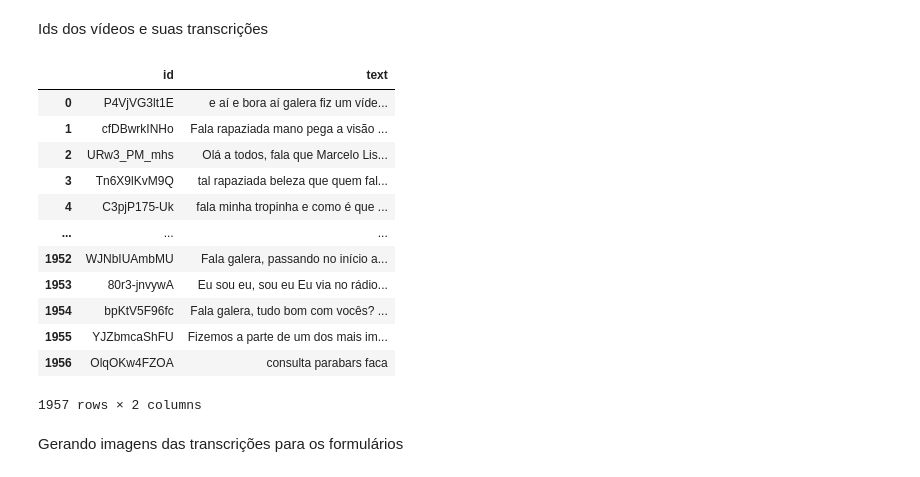
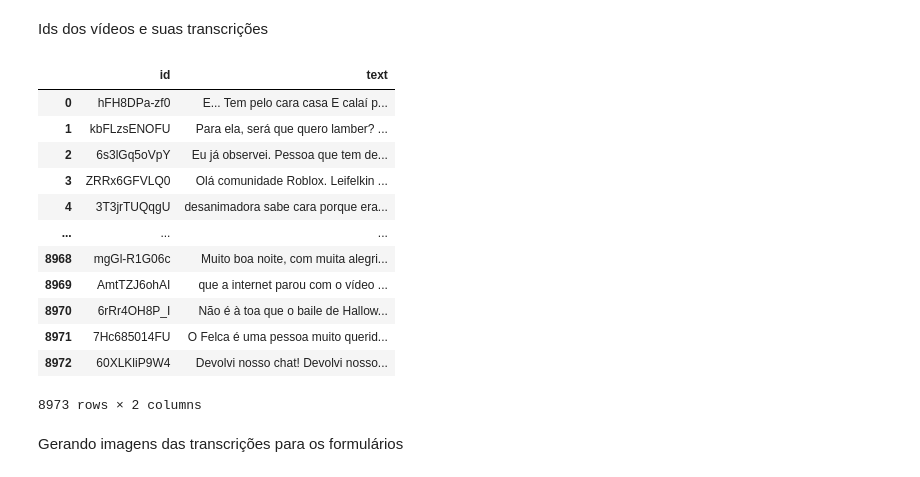
Before and after one commit to estermariaa/lei_felca, a Jupyter notebook: notebooks/22_audio_clustering.ipynb, the cells around one changed output. Saved outputs shown, nothing was run; the diff lists cells and outputs as text; code cells hidden in the pictures.

```diff
--- a/notebooks/22_audio_clustering.ipynb
+++ b/notebooks/22_audio_clustering.ipynb
@@ -310,8 +311,7 @@ df_clusters = pd.DataFrame(list(cluster_data.items()), columns=['Cluster', 'Poin
 total_points = df_clusters['Points'].sum()
 
 # Define o tamanho da amostra desejada
-sample_size = 152
-
+sample_size = 326
 # Calcula a proporção para cada cluster e o número de áudios a serem amostrados de cada um
 df_clusters['Proportion'] = df_clusters['Points'] / total_points
 df_clusters['Sampled_Audios_Raw'] = df_clusters['Proportion'] * sample_size
@@ -412,38 +409,38 @@ Ids dos vídeos e suas transcrições
 # %%
 import os
 import pandas as pd
 
-transcriptions_folder = '../../transcriptions'
+transcriptions_folder = '/Users/voamorim/Documents/UFSJ/6o_periodo/MineracaoDeDadosAplicada/LeiFelca/LeiFelca/transcriptions'
 
 data = []
 
 for file in os.listdir(transcriptions_folder): # retorna uma lista com os nomes de tudo que esta dentro de transcriptions_folder
     if os.path.isfile(os.path.join(transcriptions_folder,file)): # verifica se o caminho aponta para um arquivo existente
         file_path = os.path.join(transcriptions_folder,file) # caminho de cada file
         try:
             with open(file_path,'r') as f:
                 text = f.read()
                 id = file.replace('.txt','')
                 data.append({'id': id, 'text': text}) # guarda o id do vídeo e a transcrição nele presente
         except Exception as e:
             print(f"Erro ao ler o arquivo {file}: {e}")
 
 df_transcricoes = pd.DataFrame(data)
 display(df_transcricoes)
 # %% [output]
 |  | id | text |
-| 0 | P4VjVG3lt1E | e aí e bora aí galera fiz um víde... |
-| 1 | cfDBwrkINHo | Fala rapaziada mano pega a visão ... |
-| 2 | URw3_PM_mhs | Olá a todos, fala que Marcelo Lis... |
-| 3 | Tn6X9lKvM9Q | tal rapaziada beleza que quem fal... |
-| 4 | C3pjP175-Uk | fala minha tropinha e como é que ... |
+| 0 | hFH8DPa-zf0 | E... Tem pelo cara casa E calaí p... |
+| 1 | kbFLzsENOFU | Para ela, será que quero lamber? ... |
+| 2 | 6s3lGq5oVpY | Eu já observei. Pessoa que tem de... |
+| 3 | ZRRx6GFVLQ0 | Olá comunidade Roblox. Leifelkin ... |
+| 4 | 3T3jrTUQqgU | desanimadora sabe cara porque era... |
 | ... | ... | ... |
-| 1952 | WJNbIUAmbMU | Fala galera, passando no início a... |
-| 1953 | 80r3-jnvywA | Eu sou eu, sou eu Eu via no rádio... |
-| 1954 | bpKtV5F96fc | Fala galera, tudo bom com vocês? ... |
-| 1955 | YJZbmcaShFU | Fizemos a parte de um dos mais im... |
-| 1956 | OlqOKw4FZOA | consulta parabars faca |
+| 8968 | mgGl-R1G06c | Muito boa noite, com muita alegri... |
+| 8969 | AmtTZJ6ohAI | que a internet parou com o vídeo ... |
+| 8970 | 6rRr4OH8P_I | Não é à toa que o baile de Hallow... |
+| 8971 | 7Hc685014FU | O Felca é uma pessoa muito querid... |
+| 8972 | 60XLKliP9W4 | Devolvi nosso chat! Devolvi nosso... |
-1957 rows × 2 columns
+8973 rows × 2 columns
 # %% [markdown]
 Gerando imagens das transcrições para os formulários
 # %%
```
Also changed, not shown: parts of 12 cells of this notebook.
